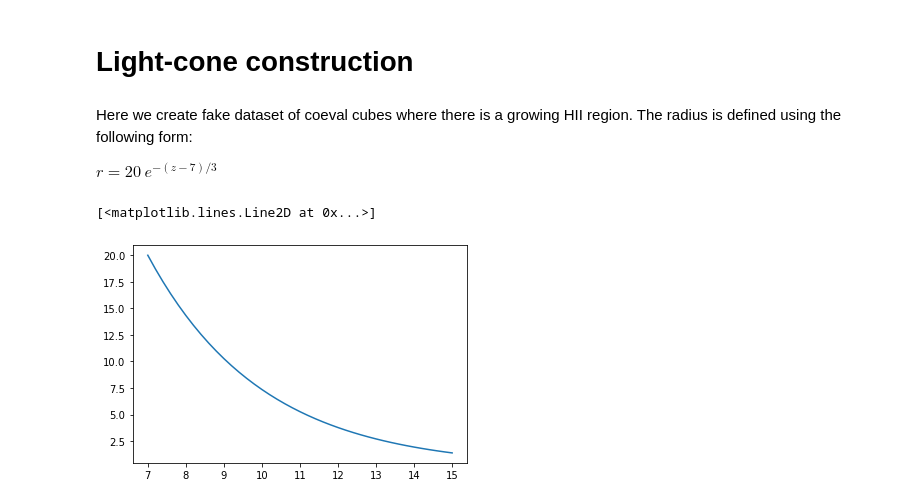
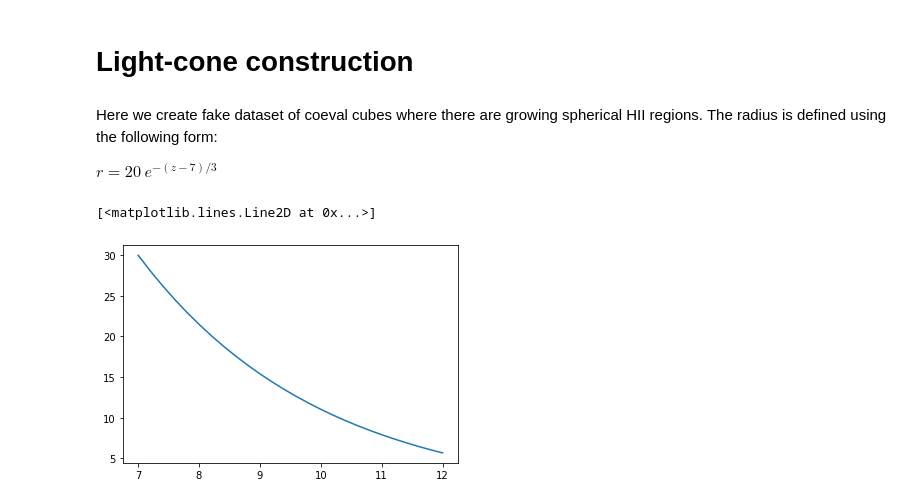
Before and after one commit to sambit-giri/tools21cm, a Jupyter notebook: docs/examples/lightcone.ipynb, the cells around one changed output. Cells and saved outputs as stored; diff of their text form; code cells hidden in the pictures.

```diff
--- a/docs/examples/lightcone.ipynb
+++ b/docs/examples/lightcone.ipynb
@@ -8,17 +10,14 @@ import tools21cm as t2c
 import warnings
 warnings.filterwarnings("ignore")
 # %% [markdown]
-Here we create fake dataset of coeval cubes where there is a growing HII region. The radius is defined using the following form:
+Here we create fake dataset of coeval cubes where there are growing spherical HII regions. The radius is defined using the following form:
 
 $r = 20~e^{-(z-7)/3}$
 # %%
-zs_set = np.arange(7,15.1,0.2)
+zs_set = np.arange(7,12.1,0.2)
 
-r_hii = lambda x: 20*np.exp(-(x-7.)/3)
+r_hii = lambda x: 30*np.exp(-(x-7.)/3)
 plt.plot(zs_set, r_hii(zs_set))
-
-# print(zs_set)
-# print(r_hii(zs_set))
 # %% [output]
 [<matplotlib.lines.Line2D at 0x...>]
-[figure, old version]
+[figure, new version]
```
Also changed, not shown: parts of 13 cells of this notebook, 1 other file.
